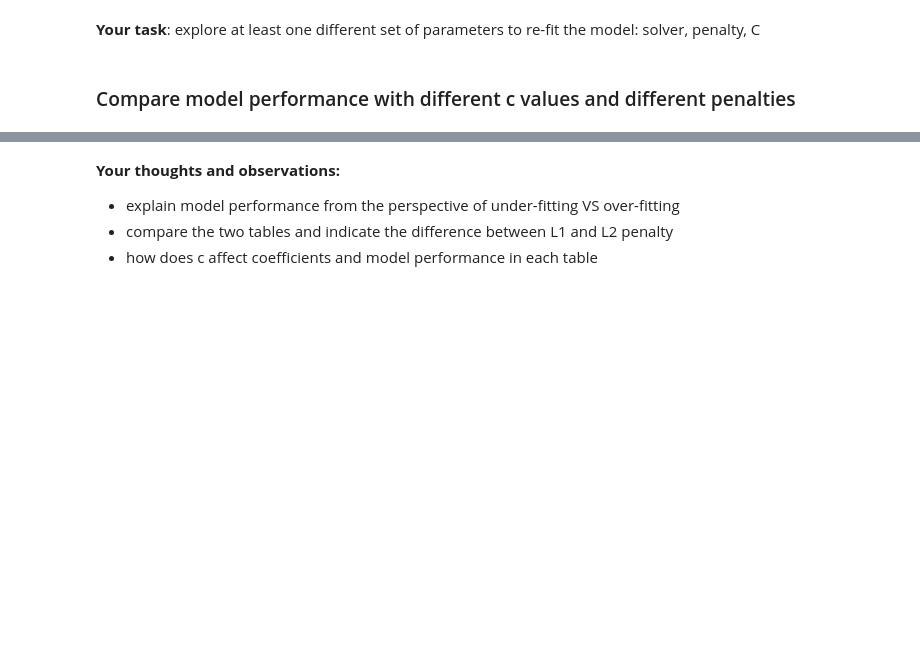
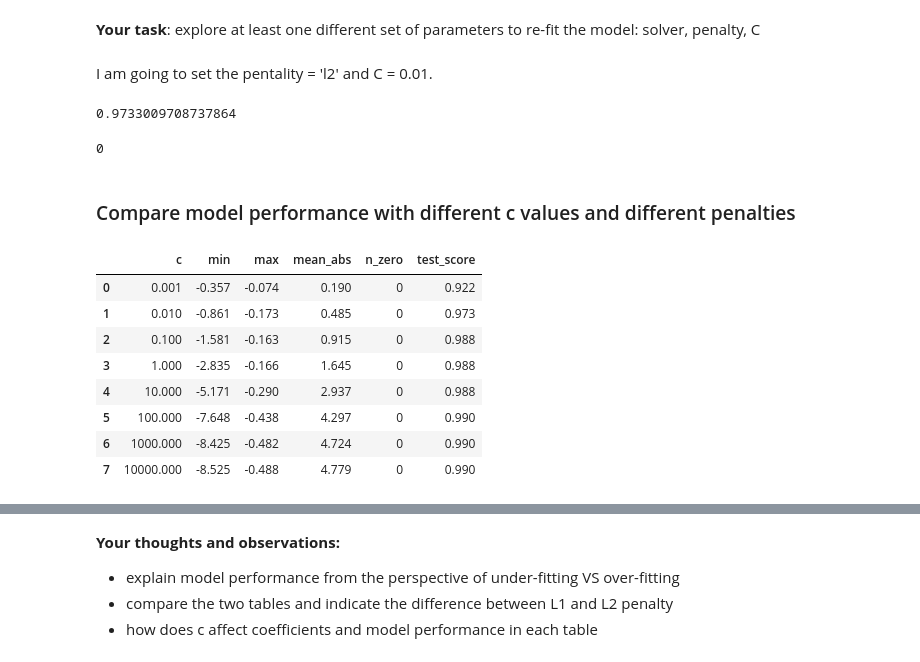
Before and after one commit to fgao38/MACSS-30100, a Jupyter notebook: Class Materias/M2.2_Linear_inclass-1.ipynb, the cells around one changed output, grey strips where cells are left out. Cells and saved outputs as stored; diff of their text form; code cells hidden in the pictures; blank space fills up the shorter version.

```diff
--- a/Class Materias/M2.2_Linear_inclass-1.ipynb
+++ b/Class Materias/M2.2_Linear_inclass-1.ipynb
@@ -348,6 +610,24 @@ array([[1.   , 0.   ],
        [0.996, 0.004]])
 # %% [markdown]
 **Your task**: explore at least one different set of parameters to re-fit the model: solver, penalty, C
+# %% [markdown]
+I am going to set the pentality = 'l2' and C = 0.01.
+# %%
+# Set parameters and fit
+clf_new = LogisticRegression(random_state=0, solver='liblinear', penalty='l2', C=0.01).fit(X_train, y_train)
+
+# Check performance
+clf_new.score(X_test, y_test)
+# %% [output]
+0.9733009708737864
+# %%
+min(clf_new.coef_[0])
+max(clf_new.coef_[0])
+np.mean(np.abs(clf_new.coef_))
+num_zero_coefficients = np.sum(clf_new.coef_ == 0)
+num_zero_coefficients
+# %% [output]
+0
 # %% [markdown]
 ### Compare model performance with different c values and different penalties
 # %%
@@ -373,4 +653,37 @@ def compare_c(X_train, y_train, X_test, y_test, p):
     #        n_zero: number of coefficients equal to zero
 
     ### Your code starts from here
+# %%
+def compare_c(X_train, y_train, X_test, y_test, p):
+    results = []
+    for c in [0.001, 0.01, 0.1, 1, 10, 100,1000,10000]:
+        clf_new = LogisticRegression(random_state=0, solver='liblinear', penalty=p, C=c)
+        clf_new.fit(X_train, y_train)
+        min_coef = np.min(clf_new.coef_[0])
+        max_coef = np.max(clf_new.coef_[0])
+        mean_abs_coef = np.mean(np.abs(clf_new.coef_))
+        num_zero_coefficients = np.sum(clf_new.coef_ == 0)
+        test_score = clf_new.score(X_test, y_test)
+        results.append({
+            'c': c,
+            'min': min_coef,
+            'max': max_coef,
+            'mean_abs': mean_abs_coef,
+            'n_zero': num_zero_coefficients,
+            'test_score': test_score
+        })
+    results_df = pd.DataFrame(results)
+    pd.set_option('display.precision',3)
+    return results_df
+compare_c(X_train, y_train, X_test, y_test, p='l2')
+# %% [output]
+|  | c | min | max | mean_abs | n_zero | test_score |
+| 0 | 0.001 | -0.357 | -0.074 | 0.190 | 0 | 0.922 |
+| 1 | 0.010 | -0.861 | -0.173 | 0.485 | 0 | 0.973 |
+| 2 | 0.100 | -1.581 | -0.163 | 0.915 | 0 | 0.988 |
+| 3 | 1.000 | -2.835 | -0.166 | 1.645 | 0 | 0.988 |
+| 4 | 10.000 | -5.171 | -0.290 | 2.937 | 0 | 0.988 |
+| 5 | 100.000 | -7.648 | -0.438 | 4.297 | 0 | 0.990 |
+| 6 | 1000.000 | -8.425 | -0.482 | 4.724 | 0 | 0.990 |
+| 7 | 10000.000 | -8.525 | -0.488 | 4.779 | 0 | 0.990 |
 # %%
```
Also changed, not shown: parts of 53 cells of this notebook.
